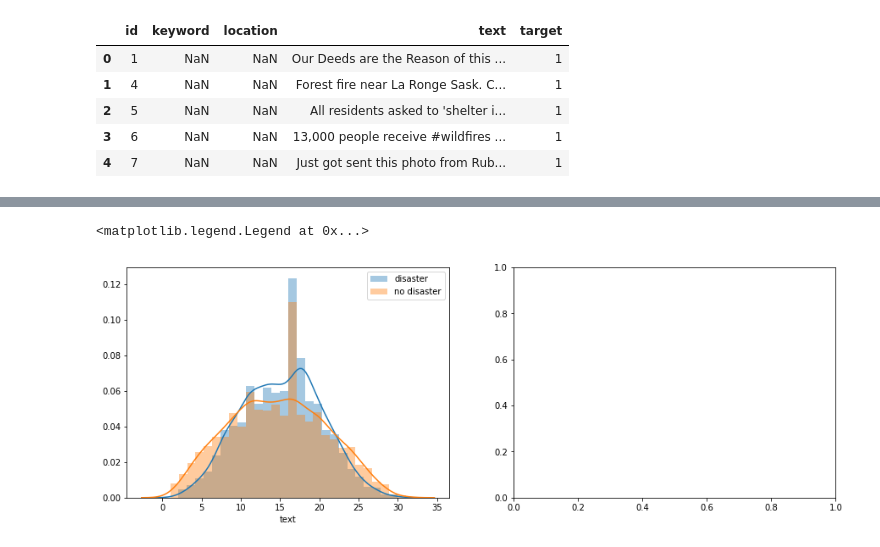
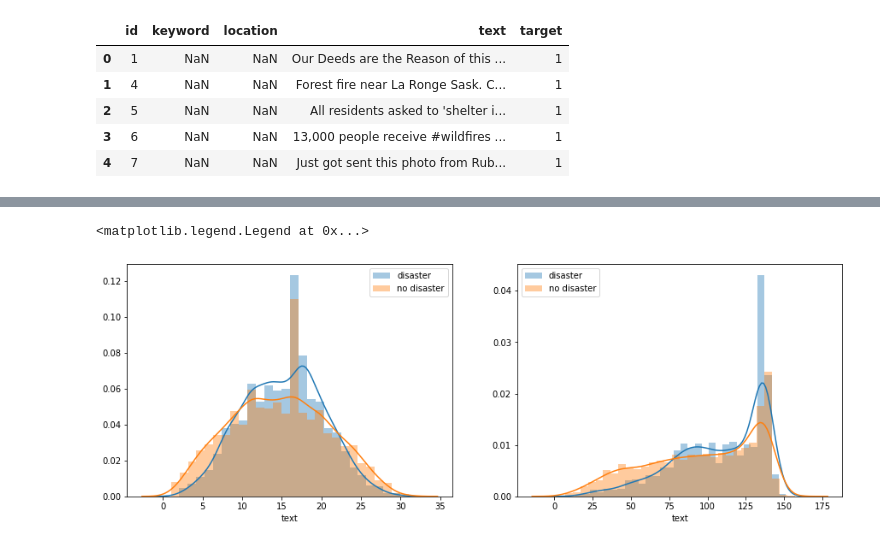
Before and after one commit to Bounty1993/Text-analysis, a Jupyter notebook: Disaster.ipynb, the cells around one changed output, grey strips where cells are left out. Cells and saved outputs as stored; diff of their text form; code cells hidden in the pictures.

```diff
--- a/Disaster.ipynb
+++ b/Disaster.ipynb
@@ -28,11 +48,15 @@ dtype: float64
 # %%
 disaster = train_df.loc[train_df['target']==1]
 no_disaster = train_df.loc[train_df['target']==0]
 fig, ax = plt.subplots(1, 2, figsize=(15,5))
 
 sns.distplot(disaster['text'].str.split().apply(lambda x: len(x)), ax=ax[0], label='disaster')
 sns.distplot(no_disaster['text'].str.split().apply(lambda x: len(x)), ax=ax[0], label='no disaster')
 ax[0].legend()
+
+sns.distplot(disaster['text'].str.len(), ax=ax[1], bins=30, label='disaster')
+sns.distplot(no_disaster['text'].str.len(), ax=ax[1], bins=30, label='no disaster')
+ax[1].legend()
 # %% [output]
 <matplotlib.legend.Legend at 0x...>
-[figure, old version]
+[figure, new version]
```
Also changed, not shown: parts of 4 cells of this notebook.
